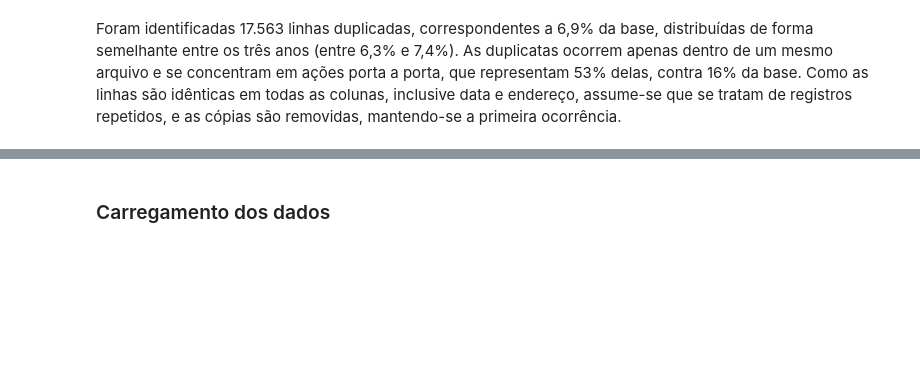
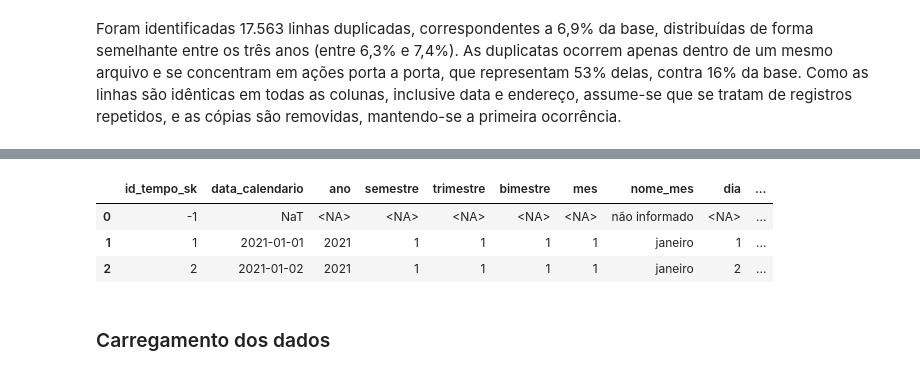
Before and after one commit to mathgoestech/pipeline-defesa-civil-recife, a Jupyter notebook: notebooks/ETL.ipynb, the cells around one changed output, grey strips where cells are left out. Saved outputs shown, nothing was run; the diff lists cells and outputs as text; code cells hidden in the pictures; blank space fills up the shorter version.

```diff
--- a/notebooks/ETL.ipynb
+++ b/notebooks/ETL.ipynb
@@ -240,0 +308,19 @@ Foram identificadas 17.563 linhas duplicadas, correspondentes a 6,9% da base, di
+# %%
+def calcular_dias_ate_acao(df):
+
+    df = df.copy()
+
+    # Cálculo de tempo de ação, considerando-se ainda datas inconsistentes
+    df["dias_ate_acao"] = (df["data_acao"] - df["data_registro"]).dt.days.astype("Int64")
+
+    return df
+
+df = calcular_dias_ate_acao(df)
+
+# Conferência de valores
+dias_decorridos = df["dias_ate_acao"]
+mesmo_dia = (dias_decorridos == 0).sum()
+
+print(f"{mesmo_dia} datas com ação na data do registro, correspondentes a {mesmo_dia / dias_decorridos.notna().sum() * 100:.1f}% do total. Esperados 99.4%")
+print(f"{(dias_decorridos < 0).sum()} datas com ação anterior ao registro. Esperadas 841.")
+print(f"{(dias_decorridos > 365).sum()} datas com ação posterior a 365 dias desde o registro. Esperadas 29.")
@@ -240,0 +337,66 @@ Foram identificadas 17.563 linhas duplicadas, correspondentes a 6,9% da base, di
+# %%
+LISTA_MESES = ["janeiro", "fevereiro", "março", "abril", "maio", "junho",
+             "julho", "agosto", "setembro", "outubro", "novembro", "dezembro"]
+
+DIAS_SEMANA = ["segunda-feira", "terça-feira", "quarta-feira", "quinta-feira",
+             "sexta-feira", "sábado", "domingo"]
+
+SK_NAO_INFORMADO = -1
+
+def criar_dim_tempo(inicio=DATA_INICIAL, fim=DATA_FINAL):
+
+    dim = pd.DataFrame({"data_calendario": pd.date_range(inicio, fim, freq="D")})
+
+    dim["id_tempo_sk"] = range(1, len(dim) + 1) # Geração de chaves sequenciais para datas, partindo-se de 1
+    dim["ano"] = dim["data_calendario"].dt.year
+    dim["mes"] = dim["data_calendario"].dt.month
+    dim["dia"] = dim["data_calendario"].dt.day
+    dim["nome_mes"] = dim["mes"].map(dict(enumerate(LISTA_MESES, start=1)))
+    dim["dia_semana"] = dim["data_calendario"].dt.day_of_week.map(dict(enumerate(DIAS_SEMANA)))
+    dim["fim_de_semana"] = dim["data_calendario"].dt.day_of_week >= 5
+    dim["semestre"] = (dim["mes"] - 1) // 6 + 1
+    dim["trimestre"] = dim["data_calendario"].dt.quarter
+    dim["bimestre"] = (dim["mes"] - 1) // 2 + 1
+
+    # Preenchimento de datas desconhecidas
+    nao_informado = pd.DataFrame({
+        "id_tempo_sk": [SK_NAO_INFORMADO],
+        "nome_mes": ["não informado"],
+        "dia_semana": ["não informado"],
+    })
+
+    dim = pd.concat([nao_informado, dim], ignore_index=True)
+
+    # Padronização dos tipos de colunas
+    dim["fim_de_semana"] = dim["fim_de_semana"].astype("boolean")
+    for col in ["ano", "mes", "dia", "semestre", "trimestre", "bimestre"]:
+        dim[col] = dim[col].astype("Int64")
+
+    colunas = ["id_tempo_sk", "data_calendario", "ano", "semestre", "trimestre", "bimestre",
+               "mes", "nome_mes", "dia", "dia_semana", "fim_de_semana"]
+
+    return dim[colunas]
+
+
+# Indexação de datas em sequência
+def converter_data_sk(datas, dim_tempo):
+    mapeamento = dim_tempo.dropna(subset=["data_calendario"]).set_index("data_calendario")["id_tempo_sk"]
+    return datas.map(mapeamento).fillna(SK_NAO_INFORMADO).astype(int)
+
+# Criação da dimensão tempo
+dim_tempo = criar_dim_tempo()
+
+df["id_tempo_acao_sk"] = converter_data_sk(df["data_acao"], dim_tempo)
+df["id_tempo_registro_sk"] = converter_data_sk(df["data_registro"], dim_tempo)
+
+# Conferências de valor
+assert dim_tempo["id_tempo_sk"].is_unique
+assert len(dim_tempo) == 1462
+assert df["id_tempo_registro_sk"].isin(dim_tempo["id_tempo_sk"]).all()
+assert df["id_tempo_acao_sk"].isin(dim_tempo["id_tempo_sk"]).all()
+
+print(f"{(df['id_tempo_acao_sk'] == SK_NAO_INFORMADO).sum()} ações sem data válida. Esperadas 56.")
+print(f"{(df['id_tempo_registro_sk'] == SK_NAO_INFORMADO).sum()} registro sem data válida. Esperado 1.")
+
+dim_tempo.head(3)
+# %% [output]
@@ -241,3 +405,7 @@ Foram identificadas 17.563 linhas duplicadas, correspondentes a 6,9% da base, di
+|  | id_tempo_sk | data_calendario | ano | semestre | trimestre | bimestre | mes | nome_mes | dia | ... |
+| 0 | -1 | NaT | <NA> | <NA> | <NA> | <NA> | <NA> | não informado | <NA> | ... |
+| 1 | 1 | 2021-01-01 | 2021 | 1 | 1 | 1 | 1 | janeiro | 1 | ... |
+| 2 | 2 | 2021-01-02 | 2021 | 1 | 1 | 1 | 1 | janeiro | 2 | ... |
 # %% [markdown]
 ### Carregamento dos dados
 # %% [markdown]
```
Also changed, not shown: parts of 7 cells of this notebook.
